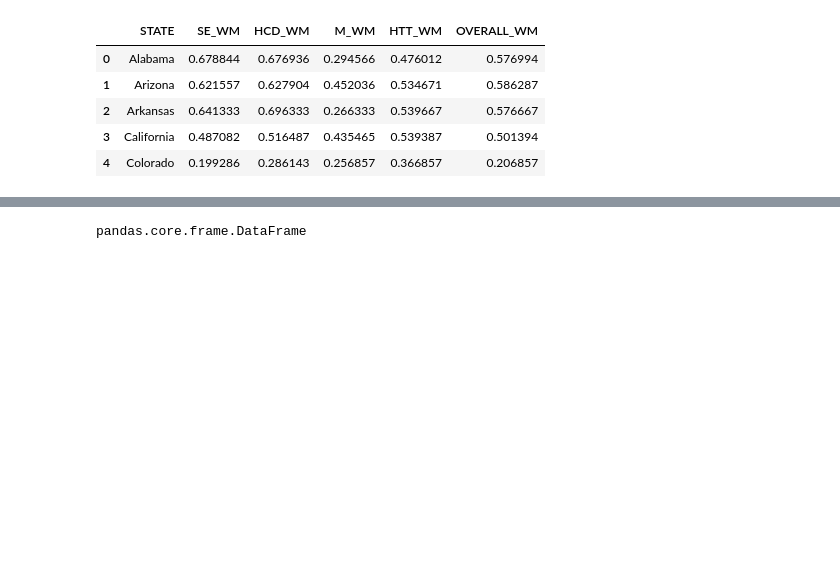
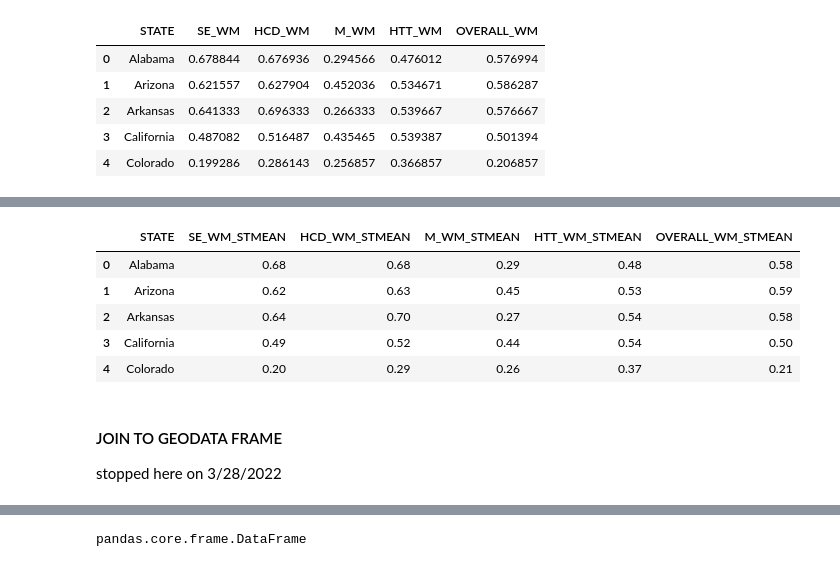
Before and after one commit to zac-stanley/us-communities-fire, a Jupyter notebook: notebooks/zs_summarystats_plotting.ipynb, the cells around one changed output, grey strips where cells are left out. Cells and saved outputs as stored; diff of their text form; code cells hidden in the pictures; blank space fills up the shorter version.

```diff
--- a/notebooks/zs_summarystats_plotting.ipynb
+++ b/notebooks/zs_summarystats_plotting.ipynb
@@ -101,0 +118,12 @@ cdps_svis_mean.head()
+# %%
+cdps_svis_mean_rnd.head()
+# %% [output]
+|  | STATE | SE_WM_STMEAN | HCD_WM_STMEAN | M_WM_STMEAN | HTT_WM_STMEAN | OVERALL_WM_STMEAN |
+| 0 | Alabama | 0.68 | 0.68 | 0.29 | 0.48 | 0.58 |
+| 1 | Arizona | 0.62 | 0.63 | 0.45 | 0.53 | 0.59 |
+| 2 | Arkansas | 0.64 | 0.70 | 0.27 | 0.54 | 0.58 |
+| 3 | California | 0.49 | 0.52 | 0.44 | 0.54 | 0.50 |
+| 4 | Colorado | 0.20 | 0.29 | 0.26 | 0.37 | 0.21 |
+# %% [markdown]
+#### JOIN TO GEODATA FRAME
+stopped here on 3/28/2022
```
Also changed, not shown: parts of 7 cells of this notebook.
